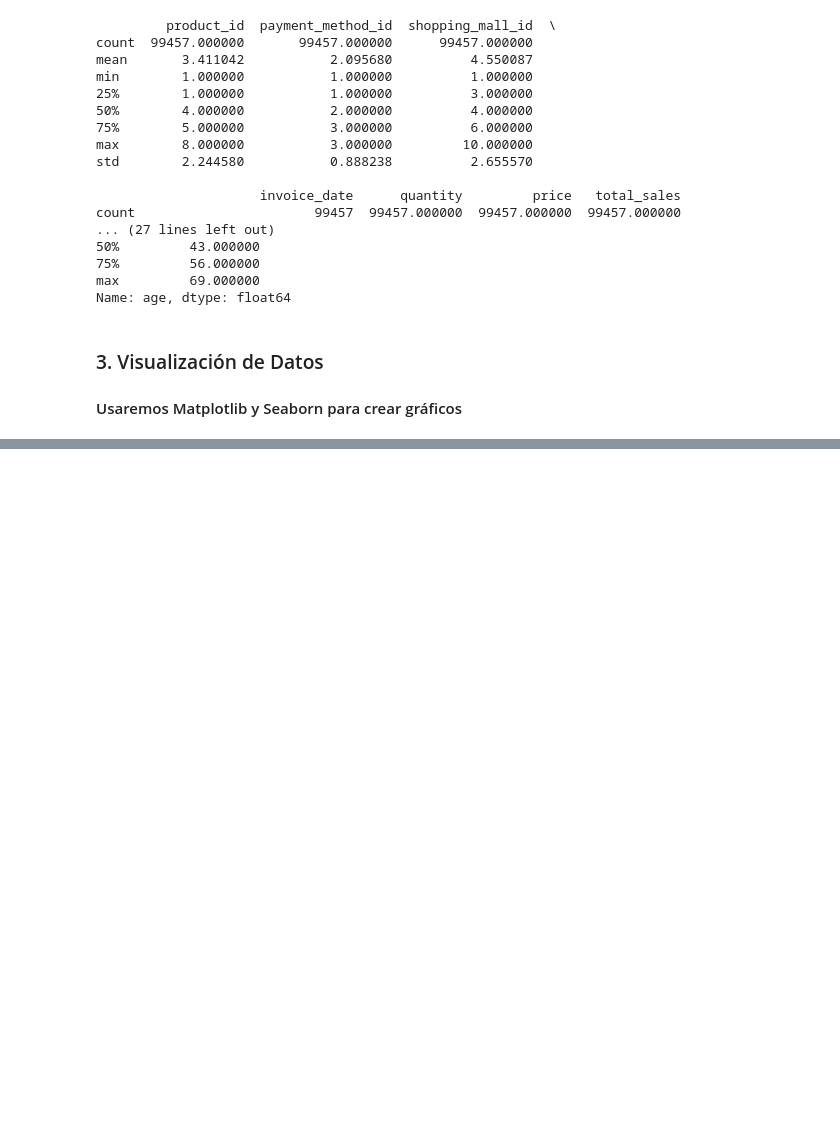
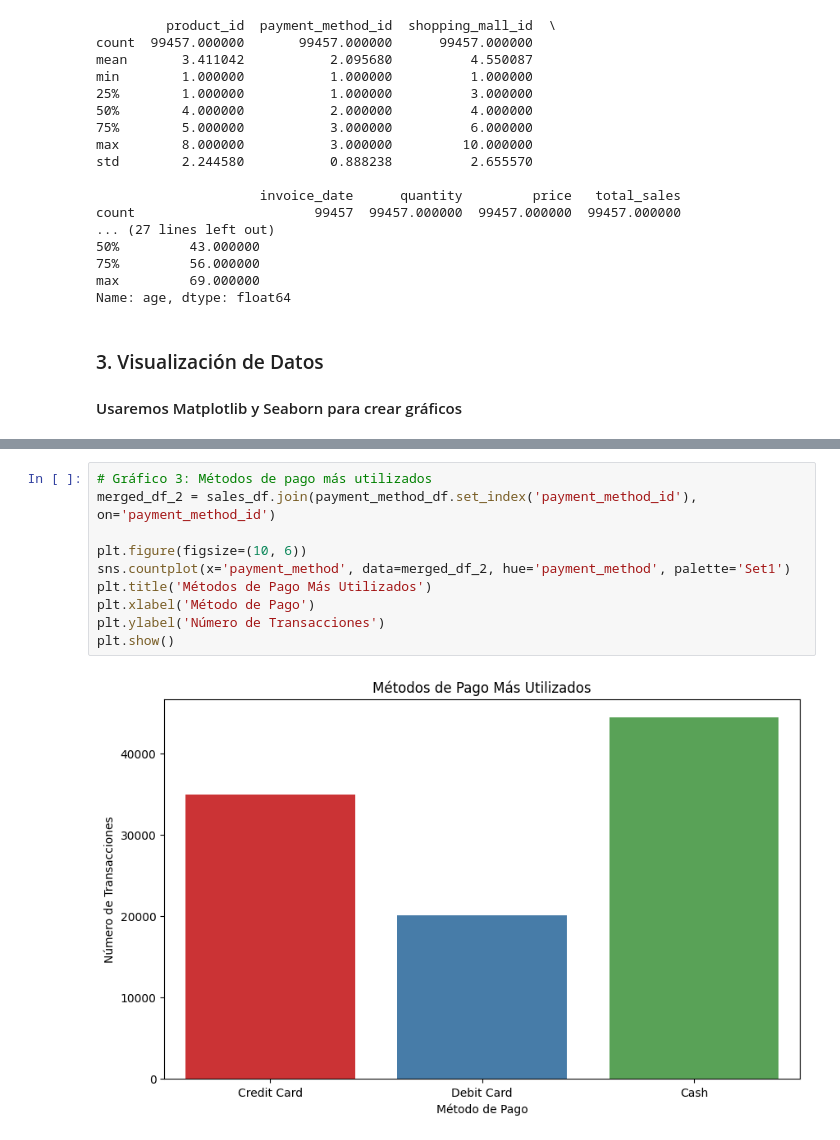
Before and after one commit to Diego-Tolosa/Proyecto-1-IntroCienDatos, a Jupyter notebook: Proyecto.ipynb, the cells around one changed output, grey strips where cells are left out. Cells and saved outputs as stored; diff of their text form; blank space fills up the shorter version.

```diff
--- a/Proyecto.ipynb
+++ b/Proyecto.ipynb
@@ -483,0 +374,12 @@ The `ci` parameter is deprecated. Use `errorbar=None` for the same effect.
+# %%
+# Gráfico 3: Métodos de pago más utilizados
+merged_df_2 = sales_df.join(payment_method_df.set_index('payment_method_id'), on='payment_method_id')
+
+plt.figure(figsize=(10, 6))
+sns.countplot(x='payment_method', data=merged_df_2, hue='payment_method', palette='Set1')
+plt.title('Métodos de Pago Más Utilizados')
+plt.xlabel('Método de Pago')
+plt.ylabel('Número de Transacciones')
+plt.show()
+# %% [output]
+[figure, added]
```
Also changed, not shown: parts of 10 cells of this notebook.
